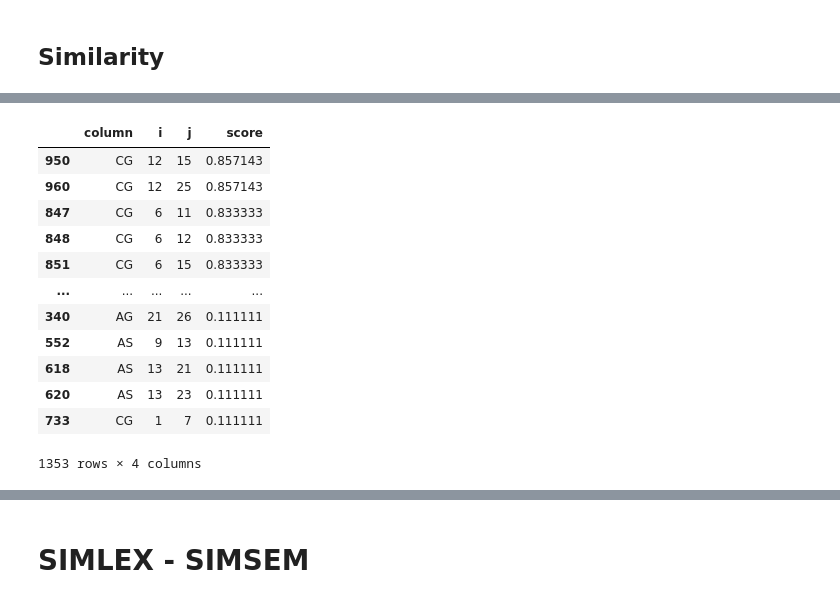
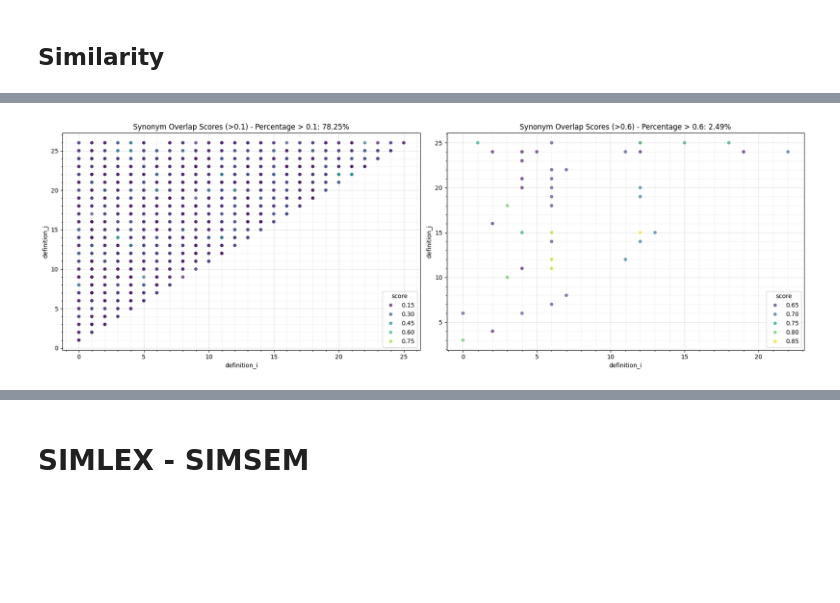
Before and after one commit to B-u-b-y/Progetto_TLN, a Jupyter notebook: Esercitazioni_parte3/Lab1.ipynb, the cells around one changed output, grey strips where cells are left out. Saved outputs shown, nothing was run; the diff lists cells and outputs as text; code cells hidden in the pictures; blank space fills up the shorter version.

```diff
--- a/Esercitazioni_parte3/Lab1.ipynb
+++ b/Esercitazioni_parte3/Lab1.ipynb
@@ -131,36 +163,74 @@ plt.show()
 # %%
 results = []
 
 for col in df.columns:
+    # get the definitions for the current column, drop any NaN values, and convert it to a list
     defs = df[col].dropna().tolist()
 
     for i in range(len(defs)):
         for j in range(i + 1, len(defs)):
+            # compute the overlap coefficient between the two definitions and append the result to the results list
             score = overlap_coefficient(defs[i], defs[j])
 
             results.append({
                 "column": col,
-                "i": i,
-                "j": j,
+                "definition_i": i,
+                "definition_j": j,
                 "score": score
             })
 
 synonym_df = pd.DataFrame(results)
+
+# filter the synonym_df to include only rows where the score is greater than 0.1
+synonym_df_10 = synonym_df[synonym_df['score'] > 0.1].sort_values(by='score', ascending=False)
+synonym_df_60 = synonym_df[synonym_df['score'] > 0.6].sort_values(by='score', ascending=False)
+
+
+# is considered just one pair of (x,y)
+data_10 = synonym_df_10[synonym_df_10['definition_i'] < synonym_df_10['definition_j']]
+data_60 = synonym_df_60[synonym_df_60['definition_i'] < synonym_df_60['definition_j']]
+
+total_pairs = len(synonym_df)
+
+perc_01 = len(synonym_df_10) / total_pairs * 100
+perc_06 = len(synonym_df_60) / total_pairs * 100
+
+fig, axes = plt.subplots(1, 2, figsize=(18, 6))
+
+sns.scatterplot(
+    data=data_10,
+    x='definition_i',
+    y='definition_j',
+    hue='score',
+    palette='viridis',
+    alpha=0.7,
+    ax=axes[0]
+)
+
+sns.scatterplot(
+    data=data_60,
+    x='definition_i',
+    y='definition_j',
+    hue='score',
+    palette='viridis',
+    alpha=0.7,
+    ax=axes[1]
+)
+
+axes[0].set_title(f"Synonym Overlap Scores (>0.1) - Percentage > 0.1: {perc_01:.2f}%")
+axes[0].grid(True, which='major', linestyle='-', linewidth=1, alpha=0.3)
+axes[0].xaxis.set_minor_locator(AutoMinorLocator(5))
+axes[0].yaxis.set_minor_locator(AutoMinorLocator(5))
+axes[0].grid(True, which='minor', linestyle=':', linewidth=1, alpha=0.3)
+
+
+axes[1].set_title(f"Synonym Overlap Scores (>0.6) - Percentage > 0.6: {perc_06:.2f}%")
+axes[1].grid(True, which='major', linestyle='-', linewidth=1, alpha=0.3)
+axes[1].xaxis.set_minor_locator(AutoMinorLocator(5))
+axes[1].yaxis.set_minor_locator(AutoMinorLocator(5))
+axes[1].grid(True, which='minor', linestyle=':', linewidth=1, alpha=0.3)
+
+plt.tight_layout()
+plt.show()
+# %% [output]
+[figure, added]
-# %%
-
-synonym_df = synonym_df[synonym_df['score'] > 0.1].sort_values(by='score', ascending=False)
-synonym_df
-# %% [output]
-|  | column | i | j | score |
-| 950 | CG | 12 | 15 | 0.857143 |
-| 960 | CG | 12 | 25 | 0.857143 |
-| 847 | CG | 6 | 11 | 0.833333 |
-| 848 | CG | 6 | 12 | 0.833333 |
-| 851 | CG | 6 | 15 | 0.833333 |
-| ... | ... | ... | ... | ... |
-| 340 | AG | 21 | 26 | 0.111111 |
-| 552 | AS | 9 | 13 | 0.111111 |
-| 618 | AS | 13 | 21 | 0.111111 |
-| 620 | AS | 13 | 23 | 0.111111 |
-| 733 | CG | 1 | 7 | 0.111111 |
-1353 rows × 4 columns
```
Also changed, not shown: parts of 26 cells of this notebook.
